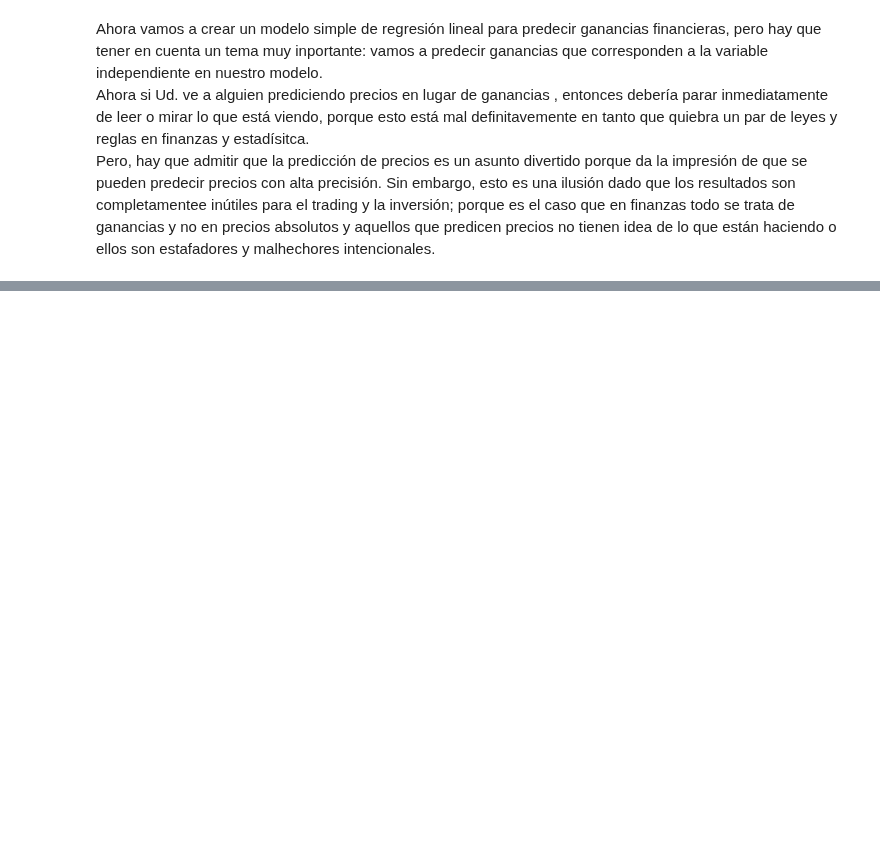
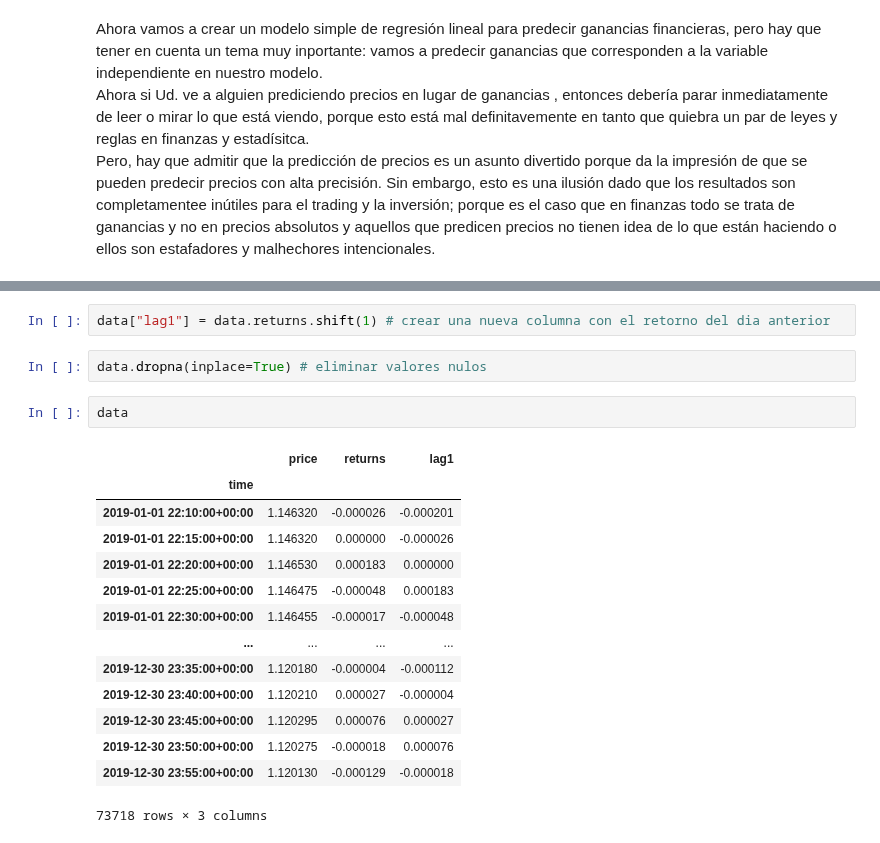
Before and after one commit to mario812/algo-trading-env, a Jupyter notebook: 3.4.2-linear_reg_intro.ipynb, the cells around one changed output, grey strips where cells are left out. Saved outputs shown, nothing was run; the diff lists cells and outputs as text; blank space fills up the shorter version.

```diff
--- a/3.4.2-linear_reg_intro.ipynb
+++ b/3.4.2-linear_reg_intro.ipynb
@@ -266,0 +289,21 @@ Pero, hay que admitir que la predicción de precios es un asunto divertido porqu
+# %%
+data["lag1"] = data.returns.shift(1) # crear una nueva columna con el retorno del dia anterior
+# %%
+data.dropna(inplace=True) # eliminar valores nulos
+# %%
+data
+# %% [output]
+|  | price | returns | lag1 |
+| time |  |  |  |
+| 2019-01-01 22:10:00+00:00 | 1.146320 | -0.000026 | -0.000201 |
+| 2019-01-01 22:15:00+00:00 | 1.146320 | 0.000000 | -0.000026 |
+| 2019-01-01 22:20:00+00:00 | 1.146530 | 0.000183 | 0.000000 |
+| 2019-01-01 22:25:00+00:00 | 1.146475 | -0.000048 | 0.000183 |
+| 2019-01-01 22:30:00+00:00 | 1.146455 | -0.000017 | -0.000048 |
+| ... | ... | ... | ... |
+| 2019-12-30 23:35:00+00:00 | 1.120180 | -0.000004 | -0.000112 |
+| 2019-12-30 23:40:00+00:00 | 1.120210 | 0.000027 | -0.000004 |
+| 2019-12-30 23:45:00+00:00 | 1.120295 | 0.000076 | 0.000027 |
+| 2019-12-30 23:50:00+00:00 | 1.120275 | -0.000018 | 0.000076 |
+| 2019-12-30 23:55:00+00:00 | 1.120130 | -0.000129 | -0.000018 |
+73718 rows × 3 columns
```
Also changed, not shown: parts of 6 cells of this notebook.
